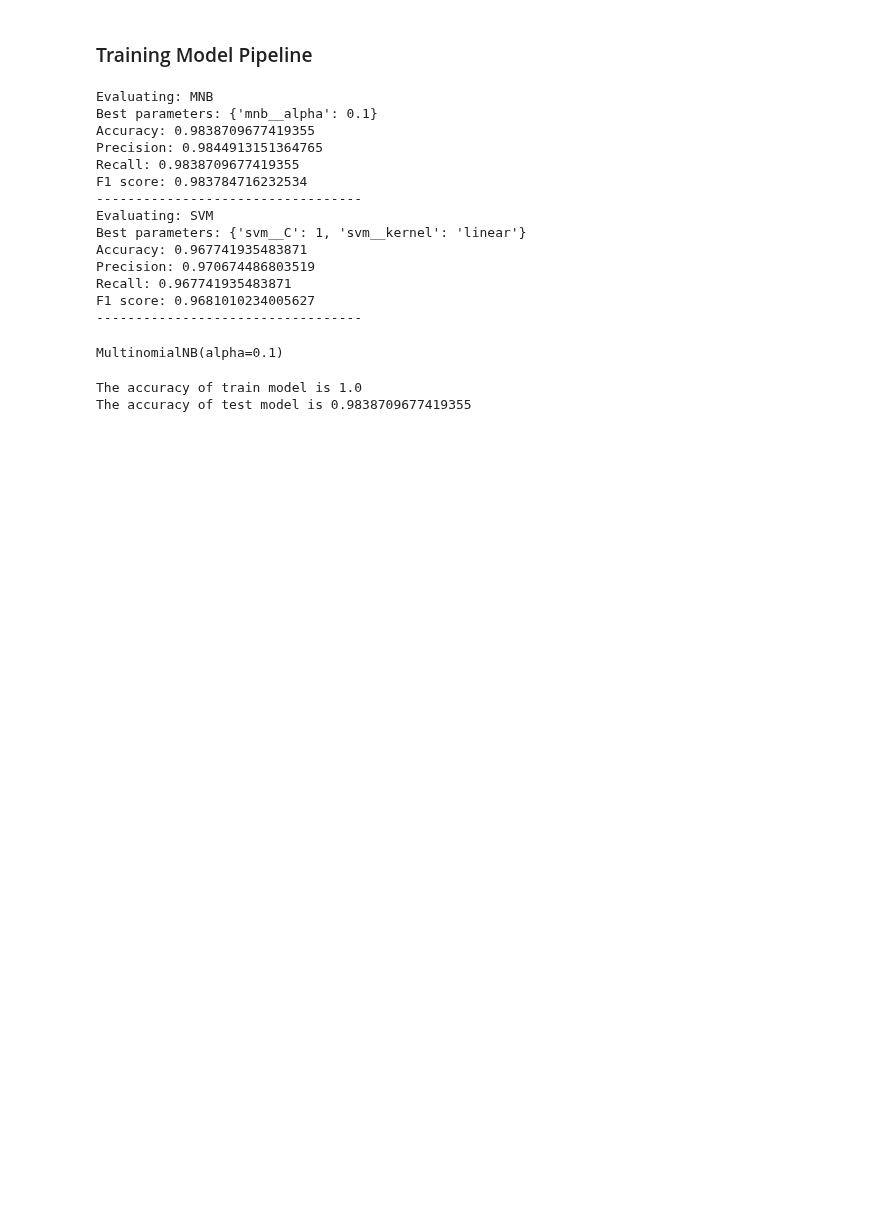
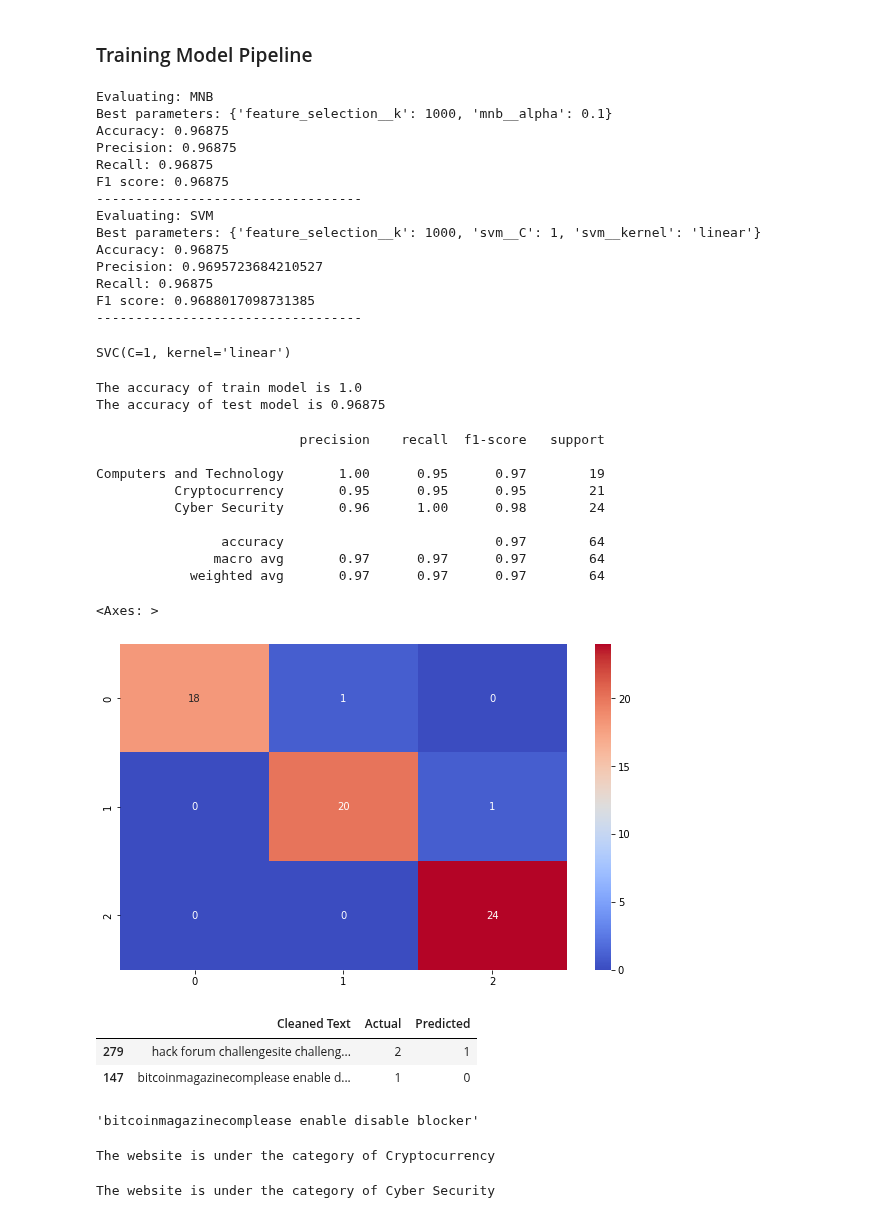
Before and after one commit to Shreyas-hacker/Webpages, a Jupyter notebook: Hierarchal model/Computer/ComputerClassification.ipynb, the cells around one changed output. Drawn from its saved outputs; the diff is of its cells as text; code cells hidden in the pictures; blank space fills up the shorter version.

Commit message:
new model and removed some urls that were faulty

```diff
--- a/Hierarchal model/Computer/ComputerClassification.ipynb
+++ b/Hierarchal model/Computer/ComputerClassification.ipynb
@@ -180,13 +180,13 @@ for model_name, model_data in models.items():
 
     # Create a pipeline with a TF-IDF vectorizer and the current model
     pipeline = Pipeline([
-        # ("feature_selection", SelectKBest(score_func=chi2)),
+        ("feature_selection", SelectKBest(score_func=chi2)),
         (model_name.lower(), model_data['model'])
     ])
 
     # Define the hyperparameters for the current model
     parameters = {
-        # 'feature_selection__k':[1000, 2000, 3000, 4000, 5000],
+        'feature_selection__k':[1000, 2000, 3000, 4000, 5000],
         **model_data['params']
     }
 
@@ -215,34 +215,40 @@ for model_name, model_data in models.items():
     print("----------------------------------")
 # %% [output]
 Evaluating: MNB
-Best parameters: {'mnb__alpha': 0.1}
-Accuracy: 0.9838709677419355
-Precision: 0.9844913151364765
-Recall: 0.9838709677419355
-F1 score: 0.983784716232534
+Best parameters: {'feature_selection__k': 1000, 'mnb__alpha': 0.1}
+Accuracy: 0.96875
+Precision: 0.96875
+Recall: 0.96875
+F1 score: 0.96875
 ----------------------------------
 Evaluating: SVM
-Best parameters: {'svm__C': 1, 'svm__kernel': 'linear'}
-Accuracy: 0.967741935483871
-Precision: 0.970674486803519
-Recall: 0.967741935483871
-F1 score: 0.9681010234005627
+Best parameters: {'feature_selection__k': 1000, 'svm__C': 1, 'svm__kernel': 'linear'}
+Accuracy: 0.96875
+Precision: 0.9695723684210527
+Recall: 0.96875
+F1 score: 0.9688017098731385
 ----------------------------------
+# %%
+from sklearn.feature_selection import chi2
+chi2_selector = SelectKBest(score_func=chi2, k=1000)
+
+X_train_selected = chi2_selector.fit_transform(X_train_tfidf, y_train)
+X_test_selected = chi2_selector.transform(X_test_tfidf)
 # %%
-model = MultinomialNB(alpha=0.1)
-model.fit(X_train_tfidf, y_train)
+model = SVC(kernel="linear",C=1)
+model.fit(X_train_selected, y_train)
 # %% [output]
-MultinomialNB(alpha=0.1)
+SVC(C=1, kernel='linear')
 # %%
 import sklearn.metrics as sm
 
-y_pred = model.predict(X_test_tfidf)
+y_pred = model.predict(X_test_selected)
 
-print(f'The accuracy of train model is {sm.accuracy_score(y_train,model.predict(X_train_tfidf))}')
+print(f'The accuracy of train model is {sm.accuracy_score(y_train,model.predict(X_train_selected))}')
 print(f'The accuracy of test model is {sm.accuracy_score(y_test,y_pred)}')
 # %% [output]
 The accuracy of train model is 1.0
-The accuracy of test model is 0.9838709677419355
+The accuracy of test model is 0.96875
 # %%
 from bs4 import BeautifulSoup
 import bs4 as bs4
@@ -364,6 +370,44 @@ def website_prediction(website,model):
     except Exception as e:
         print(e)
         print("Connection Timeout")
+# %%
+plt.figure(figsize=(10,6))
+predictions = model.predict(X_test_selected)
+print(classification_report(le.inverse_transform(predictions),le.inverse_transform(y_test)))
+sns.heatmap(confusion_matrix(predictions,y_test),cmap='coolwarm',annot=True)
+# %% [output]
+                          precision    recall  f1-score   support
+
+Computers and Technology       1.00      0.95      0.97        19
+          Cryptocurrency       0.95      0.95      0.95        21
+          Cyber Security       0.96      1.00      0.98        24
+
+                accuracy                           0.97        64
+               macro avg       0.97      0.97      0.97        64
+            weighted avg       0.97      0.97      0.97        64
+<Axes: >
+[figure, added]
+# %%
+pd.set_option('display.max_rows', None)
+predictions = model.predict(X_test_selected)
+results = pd.DataFrame({'Cleaned Text':X_test,'Actual':y_test,'Predicted':predictions})
+results[results['Actual']!=results['Predicted']]
+# %% [output]
+|  | Cleaned Text | Actual | Predicted |
+| 279 | hack forum challengesite challeng... | 2 | 1 |
+| 147 | bitcoinmagazinecomplease enable d... | 1 | 0 |
+# %%
+computer.iloc[147]["cleaned_website_text"]
+# %% [output]
+'bitcoinmagazinecomplease enable disable blocker'
+# %%
+website_prediction('https://www.coindesk.com/learn/bitcoin-mixers-how-do-they-work-and-why-are-they-used/',model)
+# %% [output]
+The website is under the category of Cryptocurrency
+# %%
+website_prediction("https://altenens.is/",model)
+# %% [output]
+The website is under the category of Cyber Security
 # %%
 import pickle
 
```
Also changed, not shown: parts of 13 cells of this notebook, 4 other files.
